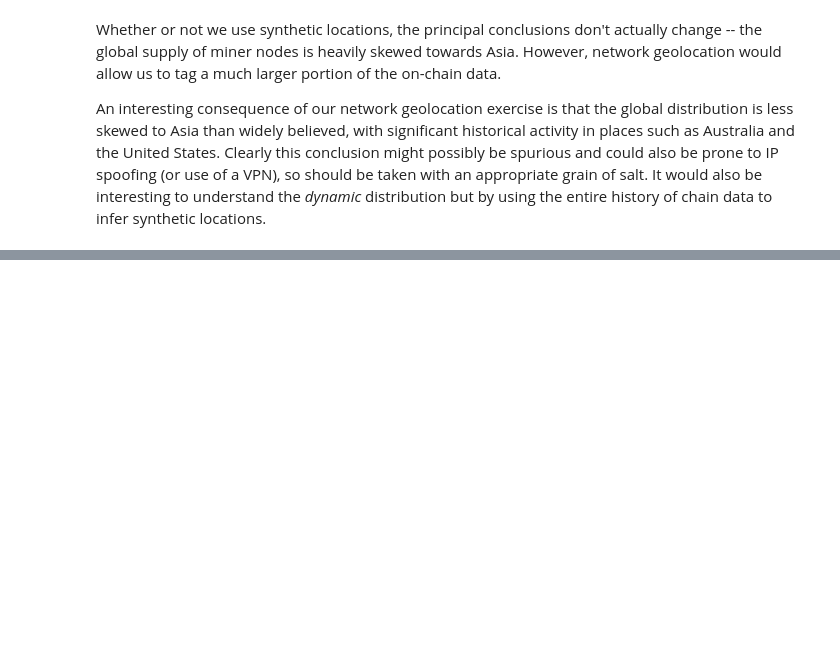
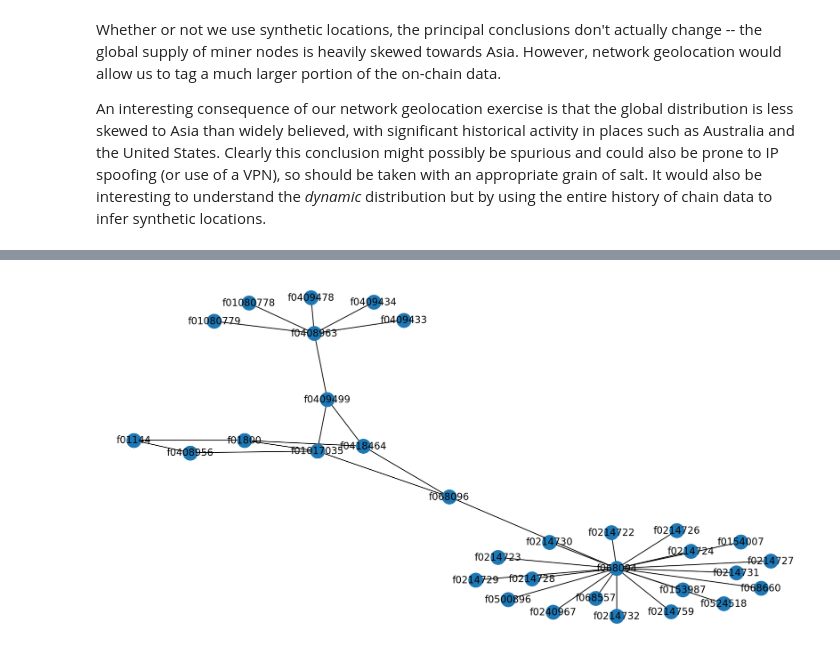
Before and after one commit to beng-starboard/filecoin-miner-network, a Jupyter notebook: notebooks/Miner network relationships.ipynb, the cells around one changed output, grey strips where cells are left out. Drawn from its saved outputs; the diff is of its cells as text; code cells hidden in the pictures; blank space fills up the shorter version.

```diff
--- a/notebooks/Miner network relationships.ipynb
+++ b/notebooks/Miner network relationships.ipynb
@@ -272,0 +321,5 @@ An interesting consequence of our network geolocation exercise is that the globa
+# %%
+plt.figure(figsize=(12,6))
+nx.draw(k, with_labels=True)
+# %% [output]
+[figure, added]
```
Also changed, not shown: parts of 6 cells of this notebook.
